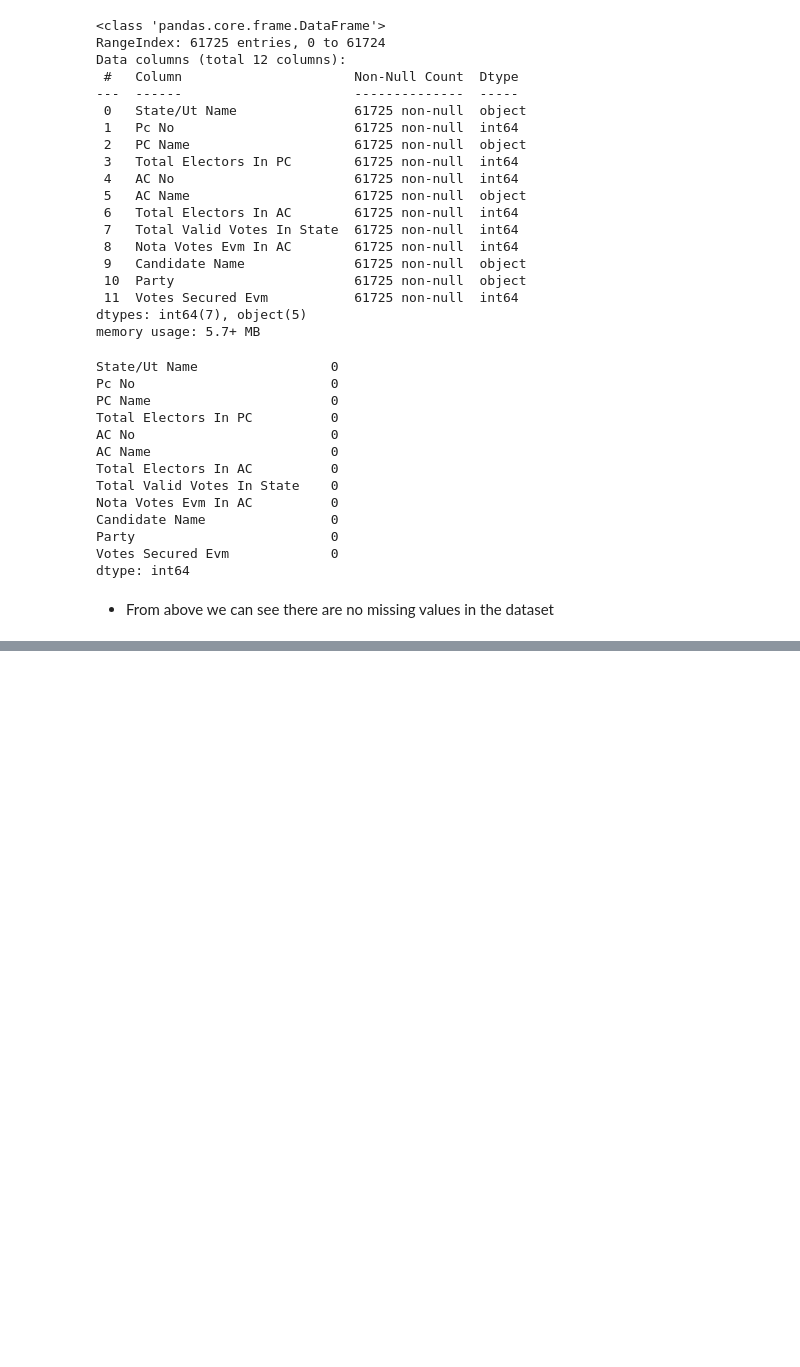
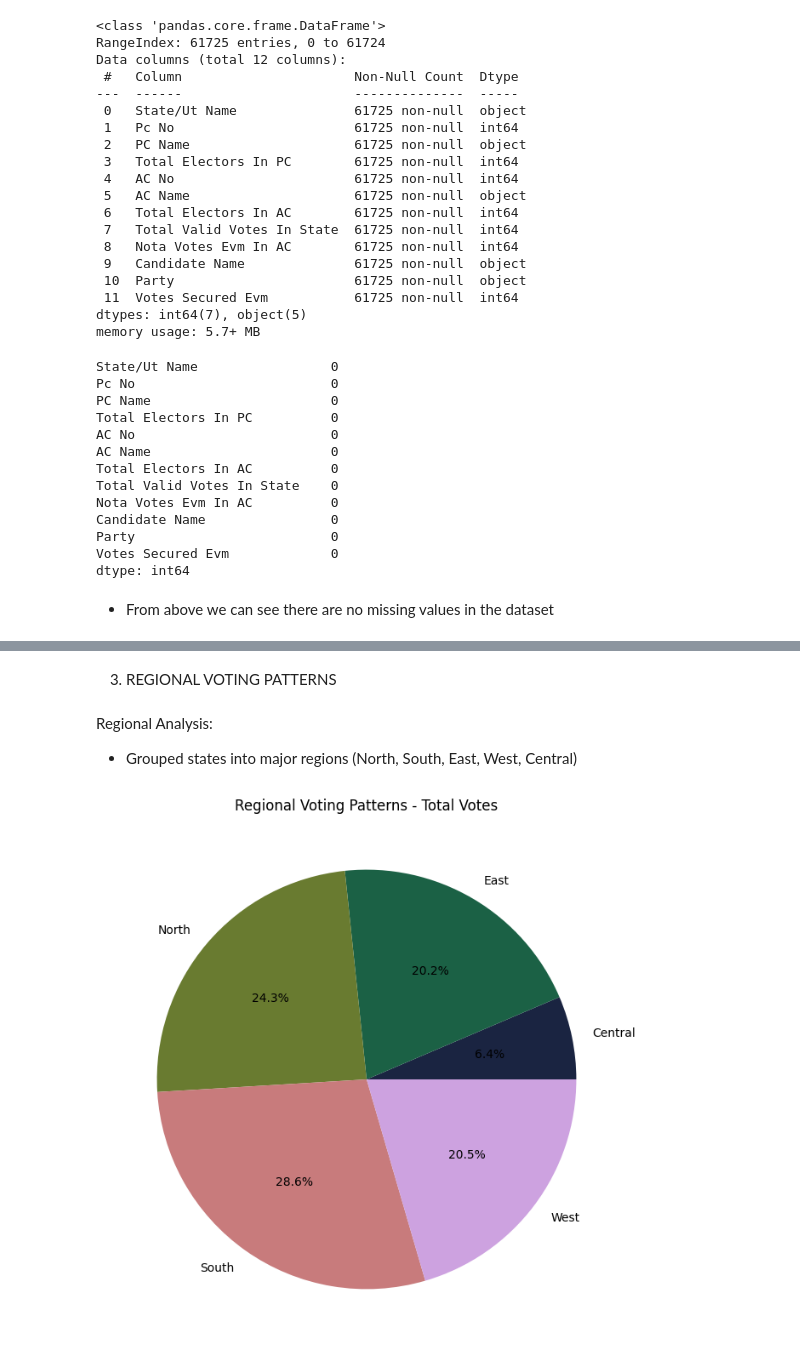
Before and after one commit to Anamikaghosh18/PythonDataAnalysis, a Jupyter notebook: EDA.ipynb, the cells around one changed output, grey strips where cells are left out. Cells and saved outputs as stored; diff of their text form; code cells hidden in the pictures; blank space fills up the shorter version.

```diff
--- a/EDA.ipynb
+++ b/EDA.ipynb
@@ -77,0 +137,33 @@ dtype: int64
+# %% [markdown]
+3. REGIONAL VOTING PATTERNS
+# %% [markdown]
+Regional Analysis:
+-  Grouped states into major regions (North, South, East, West, Central)
+# %%
+# states into regions
+region_mapping = {
+    'Jammu & Kashmir': 'North', 'Himachal Pradesh': 'North', 'Punjab': 'North', 'Haryana': 'North',
+    'Uttarakhand': 'North', 'Delhi': 'North', 'Rajasthan': 'North', 'Uttar Pradesh': 'North',
+    'Bihar': 'East', 'West Bengal': 'East', 'Odisha': 'East', 'Jharkhand': 'East',
+    'Assam': 'East', 'Sikkim': 'East', 'Arunachal Pradesh': 'East', 'Nagaland': 'East',
+    'Manipur': 'East', 'Mizoram': 'East', 'Tripura': 'East', 'Meghalaya': 'East',
+    'Gujarat': 'West', 'Maharashtra': 'West', 'Goa': 'West',
+    'Madhya Pradesh': 'Central', 'Chhattisgarh': 'Central',
+    'Karnataka': 'South', 'Kerala': 'South', 'Tamil Nadu': 'South', 'Andhra Pradesh': 'South',
+    'Telangana': 'South', 'Puducherry': 'South', 'Lakshadweep': 'South'
+}
+
+df['Region'] = df['State/Ut Name'].map(region_mapping)
+
+
+region_votes = df.groupby('Region')['Total Valid Votes In State'].sum()
+
+
+plt.figure(figsize=(8, 8))
+plt.pie(
+    region_votes.values, labels=region_votes.index,
+    autopct='%1.1f%%', colors=sns.color_palette('cubehelix'))
+plt.title('Regional Voting Patterns - Total Votes')
+plt.show()
+# %% [output]
+[figure, added]
```
Also changed, not shown: parts of 17 cells of this notebook.
